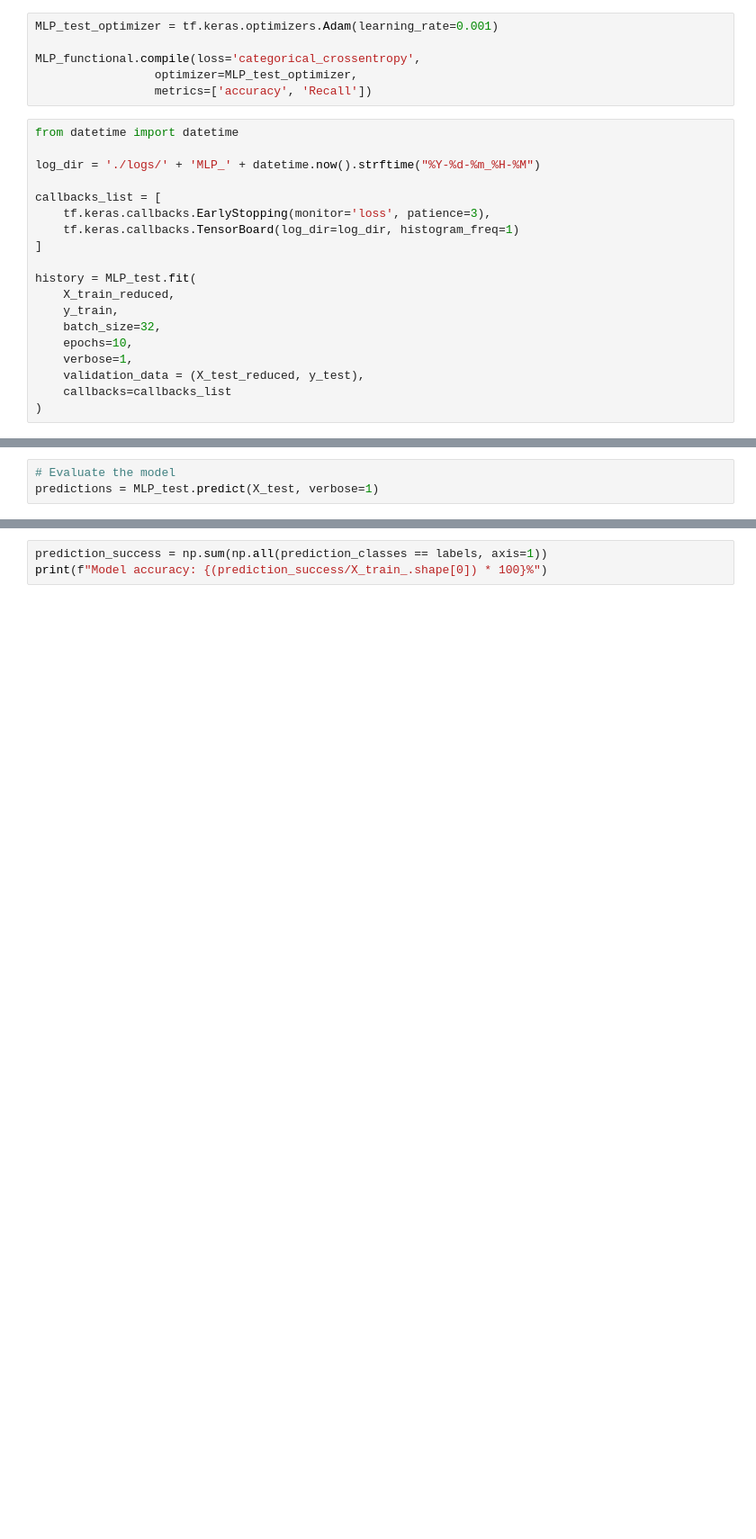
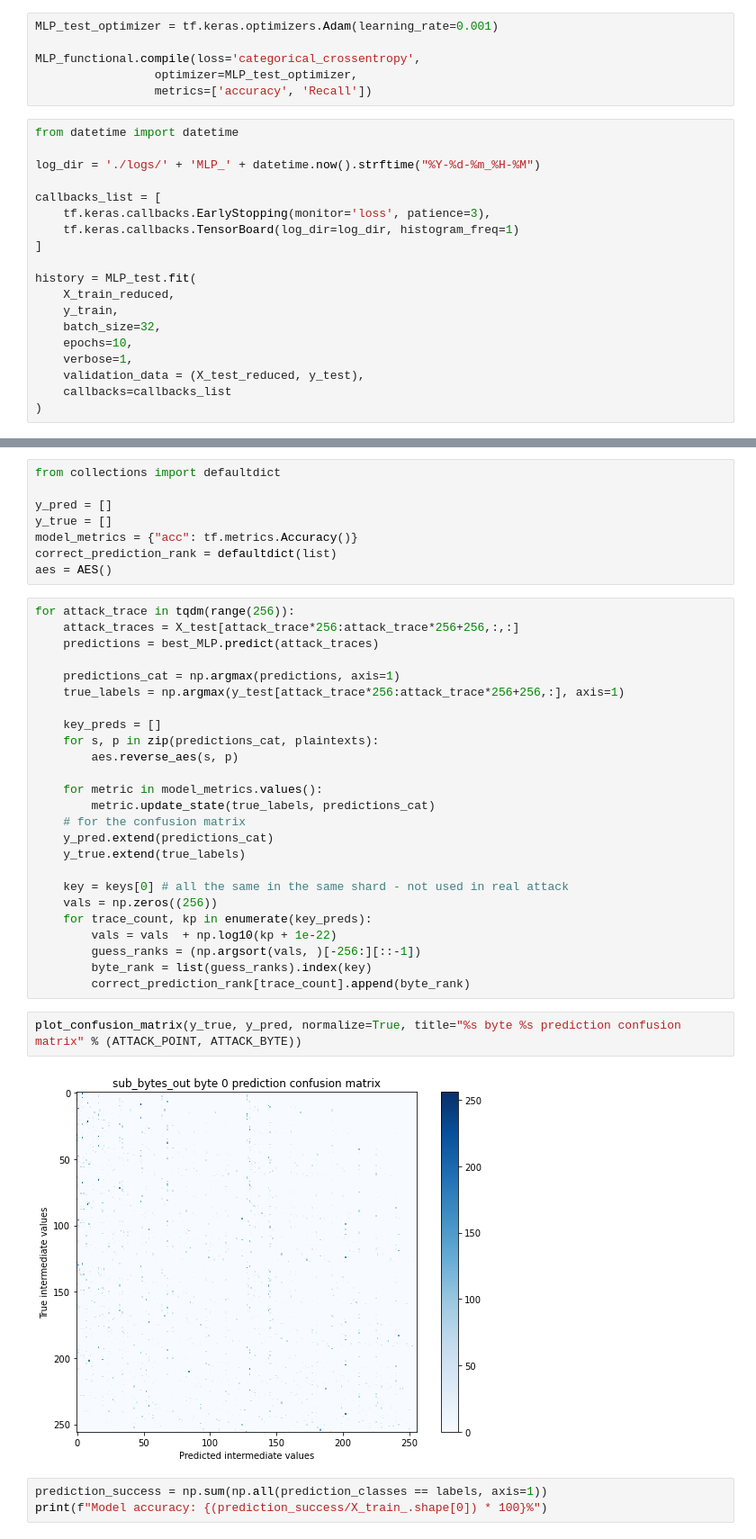
Before and after one commit to rubidijum/MachineLearningSCA, a Jupyter notebook: 1_0_SCA_MLP.ipynb, the cells around one changed output, grey strips where cells are left out. Shown at 90% size. Saved outputs shown, nothing was run; the diff lists cells and outputs as text; blank space fills up the shorter version.

```diff
--- a/1_0_SCA_MLP.ipynb
+++ b/1_0_SCA_MLP.ipynb
@@ -499,3 +684,0 @@ MLP_test.save(models_path + model_name)
-# %%
-# Evaluate the model
-predictions = MLP_test.predict(X_test, verbose=1)
@@ -518,3 +738,40 @@ np.argmax(prediction_classes, axis=1)
+# %%
+from collections import defaultdict
+
+y_pred = []
+y_true = []
+model_metrics = {"acc": tf.metrics.Accuracy()}
+correct_prediction_rank = defaultdict(list)
+aes = AES()
+# %%
+for attack_trace in tqdm(range(256)):
+    attack_traces = X_test[attack_trace*256:attack_trace*256+256,:,:]
+    predictions = best_MLP.predict(attack_traces)
+
+    predictions_cat = np.argmax(predictions, axis=1)
+    true_labels = np.argmax(y_test[attack_trace*256:attack_trace*256+256,:], axis=1)
+
+    key_preds = []
+    for s, p in zip(predictions_cat, plaintexts):
+        aes.reverse_aes(s, p)
+
+    for metric in model_metrics.values():
+        metric.update_state(true_labels, predictions_cat)
+    # for the confusion matrix
+    y_pred.extend(predictions_cat)
+    y_true.extend(true_labels)
+
+    key = keys[0] # all the same in the same shard - not used in real attack
+    vals = np.zeros((256))
+    for trace_count, kp in enumerate(key_preds):
+        vals = vals  + np.log10(kp + 1e-22)
+        guess_ranks = (np.argsort(vals, )[-256:][::-1])
+        byte_rank = list(guess_ranks).index(key)
+        correct_prediction_rank[trace_count].append(byte_rank)
+# %%
+plot_confusion_matrix(y_true, y_pred, normalize=True, title="%s byte %s prediction confusion matrix" % (ATTACK_POINT, ATTACK_BYTE))
+# %% [output]
+[figure, added]
 # %%
 prediction_success = np.sum(np.all(prediction_classes == labels, axis=1))
 print(f"Model accuracy: {(prediction_success/X_train_.shape[0]) * 100}%")
```
Also changed, not shown: parts of 75 cells of this notebook.
